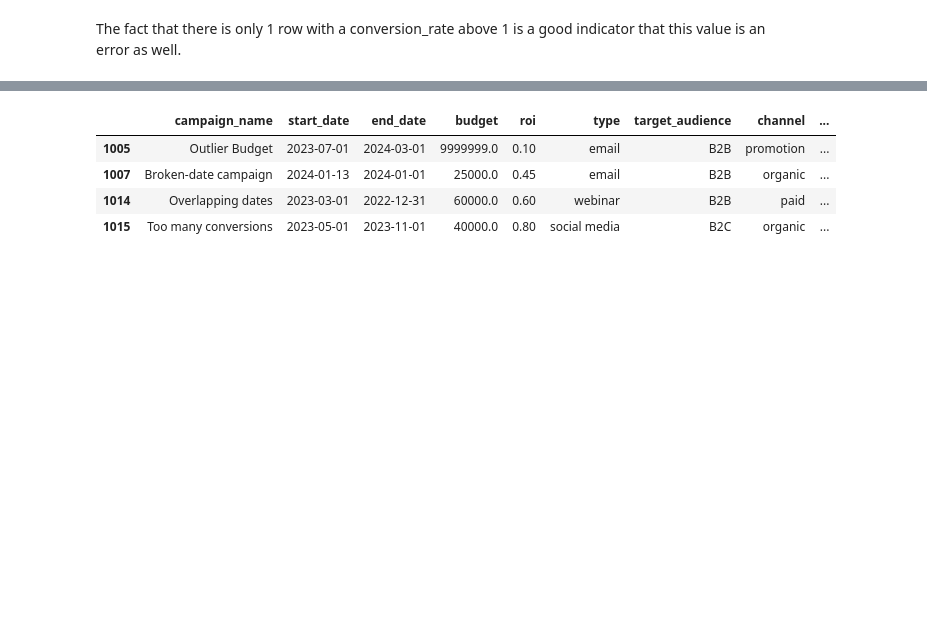
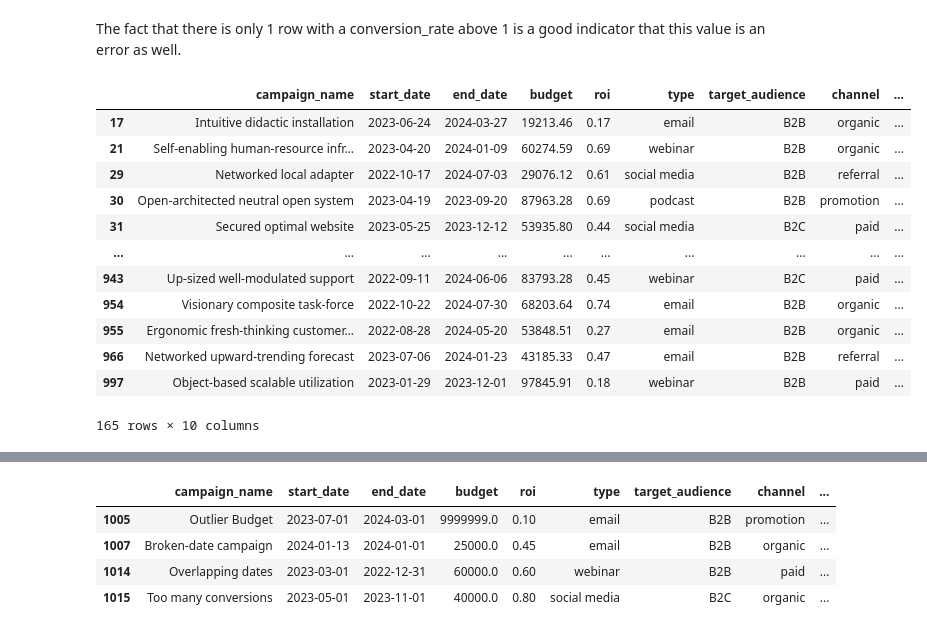
Before and after one commit to Ignacio538/Marketing-Campaings, a Jupyter notebook: Analysis.ipynb, the cells around one changed output, grey strips where cells are left out. Cells and saved outputs as stored; diff of their text form; code cells hidden in the pictures; blank space fills up the shorter version.

```diff
--- a/Analysis.ipynb
+++ b/Analysis.ipynb
@@ -378,3 +392,22 @@ outlier_conversion_rate
 | 1015 | Too many conversions | 2023-05-01 | 2023-11-01 | 40000.0 | 0.8 | social media | B2C | organic | ... |
 # %% [markdown]
 The fact that there is only 1 row with a conversion_rate above 1 is a good indicator that this value is an error as well.
+# %%
+# Let's check possible outliers in column 'revenue'
+outlier_revenue_max = df2[df2['revenue'] > 850000]
+outlier_revenue_min = df2[df2['revenue'] < 100000]
+outlier_revenue_max
+# %% [output]
+|  | campaign_name | start_date | end_date | budget | roi | type | target_audience | channel | ... |
+| 17 | Intuitive didactic installation | 2023-06-24 | 2024-03-27 | 19213.46 | 0.17 | email | B2B | organic | ... |
+| 21 | Self-enabling human-resource infr... | 2023-04-20 | 2024-01-09 | 60274.59 | 0.69 | webinar | B2B | organic | ... |
+| 29 | Networked local adapter | 2022-10-17 | 2024-07-03 | 29076.12 | 0.61 | social media | B2B | referral | ... |
+| 30 | Open-architected neutral open system | 2023-04-19 | 2023-09-20 | 87963.28 | 0.69 | podcast | B2B | promotion | ... |
+| 31 | Secured optimal website | 2023-05-25 | 2023-12-12 | 53935.80 | 0.44 | social media | B2C | paid | ... |
+| ... | ... | ... | ... | ... | ... | ... | ... | ... | ... |
+| 943 | Up-sized well-modulated support | 2022-09-11 | 2024-06-06 | 83793.28 | 0.45 | webinar | B2C | paid | ... |
+| 954 | Visionary composite task-force | 2022-10-22 | 2024-07-30 | 68203.64 | 0.74 | email | B2B | organic | ... |
+| 955 | Ergonomic fresh-thinking customer... | 2022-08-28 | 2024-05-20 | 53848.51 | 0.27 | email | B2B | organic | ... |
+| 966 | Networked upward-trending forecast | 2023-07-06 | 2024-01-23 | 43185.33 | 0.47 | email | B2B | referral | ... |
+| 997 | Object-based scalable utilization | 2023-01-29 | 2023-12-01 | 97845.91 | 0.18 | webinar | B2B | paid | ... |
+165 rows × 10 columns
```
Also changed, not shown: parts of 10 cells of this notebook.
